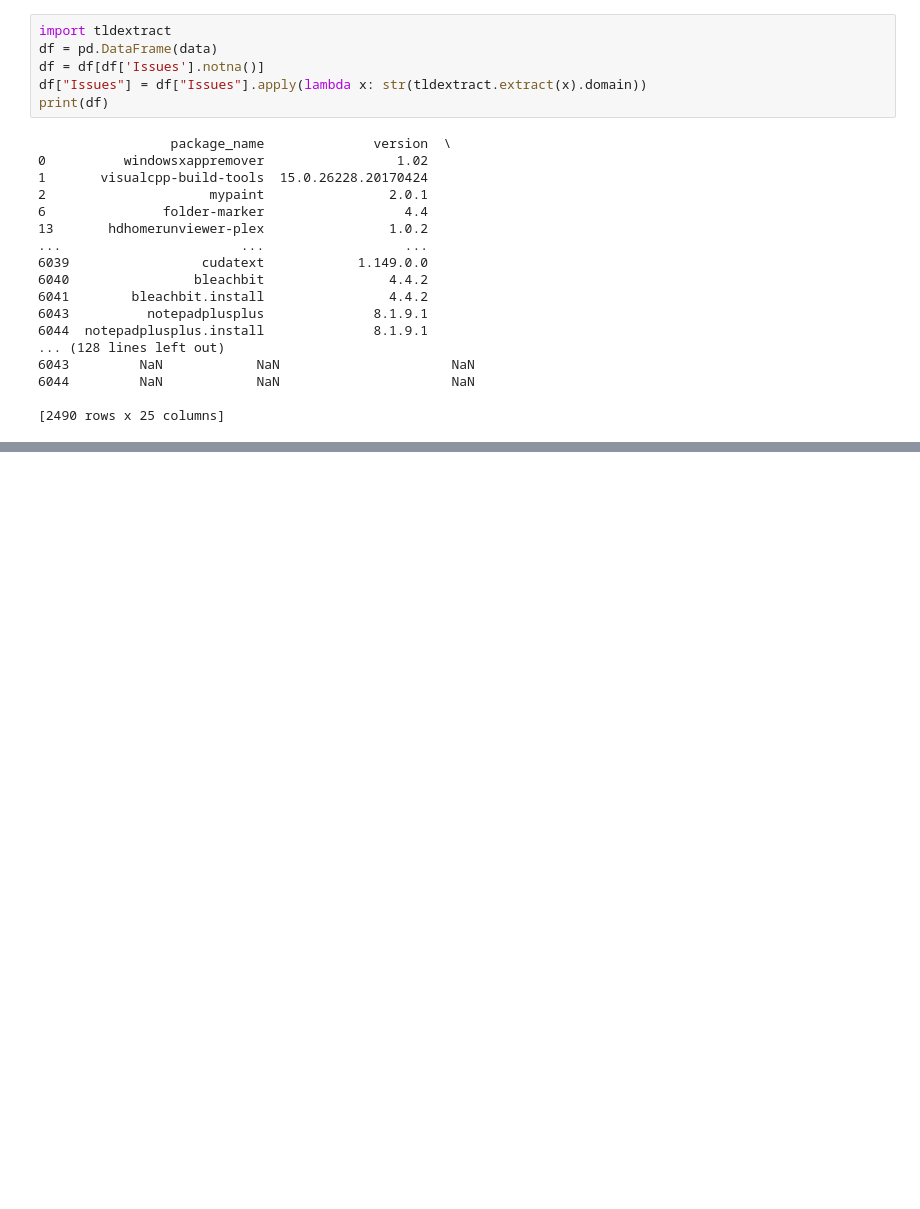
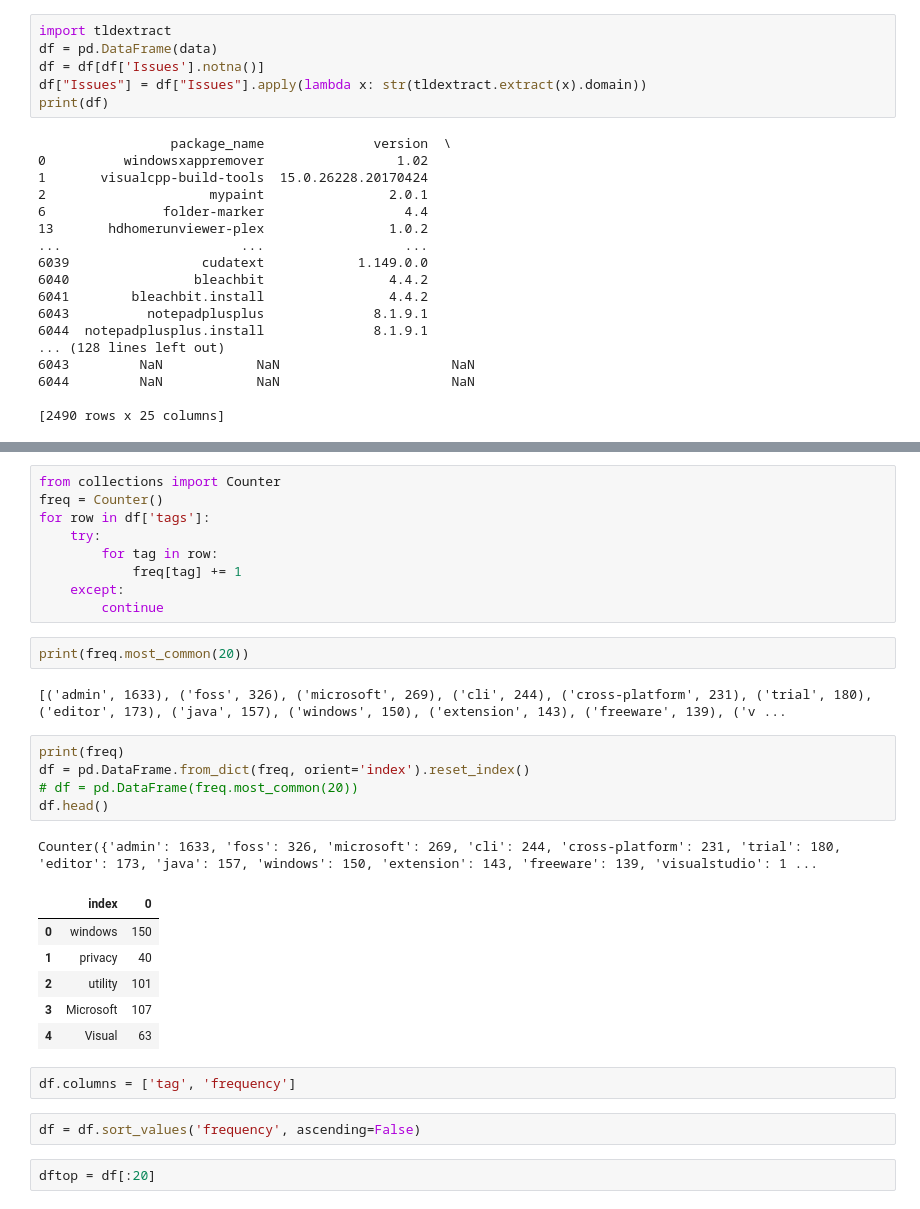
Before and after one commit to MalhotraPulak/Computer-Software-Datasets, a Jupyter notebook: analysis/Choco analysis.ipynb, the cells around one changed output, grey strips where cells are left out. Cells and saved outputs as stored; diff of their text form; blank space fills up the shorter version.

```diff
--- a/analysis/Choco analysis.ipynb
+++ b/analysis/Choco analysis.ipynb
@@ -225,0 +238,32 @@ px.bar(df_freq, x = "Issues", y="counts", log_y=True)
+# %%
+from collections import Counter
+freq = Counter()
+for row in df['tags']:
+    try:
+        for tag in row:
+            freq[tag] += 1
+    except:
+        continue
+# %%
+print(freq.most_common(20))
+# %% [output]
+[('admin', 1633), ('foss', 326), ('microsoft', 269), ('cli', 244), ('cross-platform', 231), ('trial', 180), ('editor', 173), ('java', 157), ('windows', 150), ('extension', 143), ('freeware', 139), ('v ...
+# %%
+print(freq)
+df = pd.DataFrame.from_dict(freq, orient='index').reset_index()
+# df = pd.DataFrame(freq.most_common(20))
+df.head()
+# %% [output]
+Counter({'admin': 1633, 'foss': 326, 'microsoft': 269, 'cli': 244, 'cross-platform': 231, 'trial': 180, 'editor': 173, 'java': 157, 'windows': 150, 'extension': 143, 'freeware': 139, 'visualstudio': 1 ...
+|  | index | 0 |
+| 0 | windows | 150 |
+| 1 | privacy | 40 |
+| 2 | utility | 101 |
+| 3 | Microsoft | 107 |
+| 4 | Visual | 63 |
+# %%
+df.columns = ['tag', 'frequency']
+# %%
+df = df.sort_values('frequency', ascending=False)
+# %%
+dftop = df[:20]
```
Also changed, not shown: parts of 4 cells of this notebook, 9 other files.
